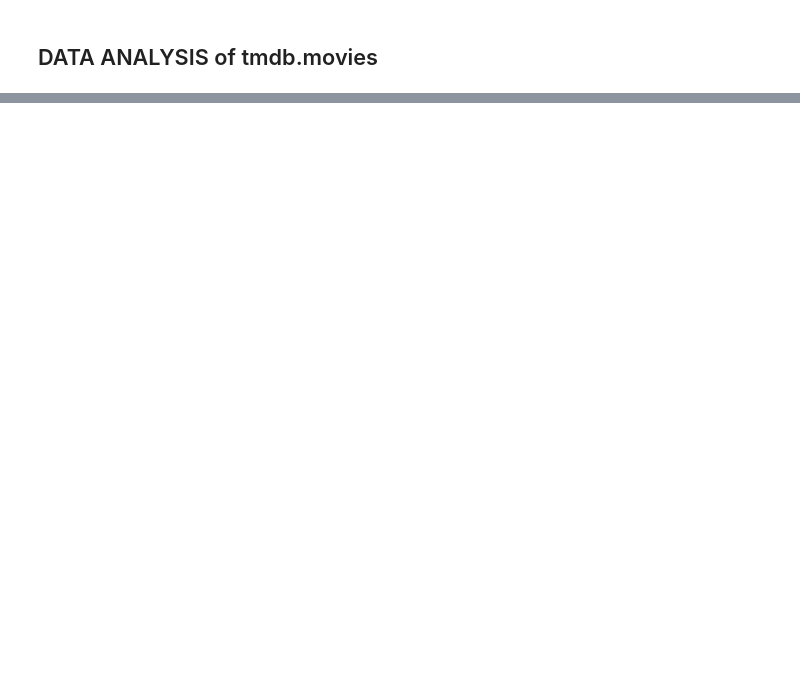
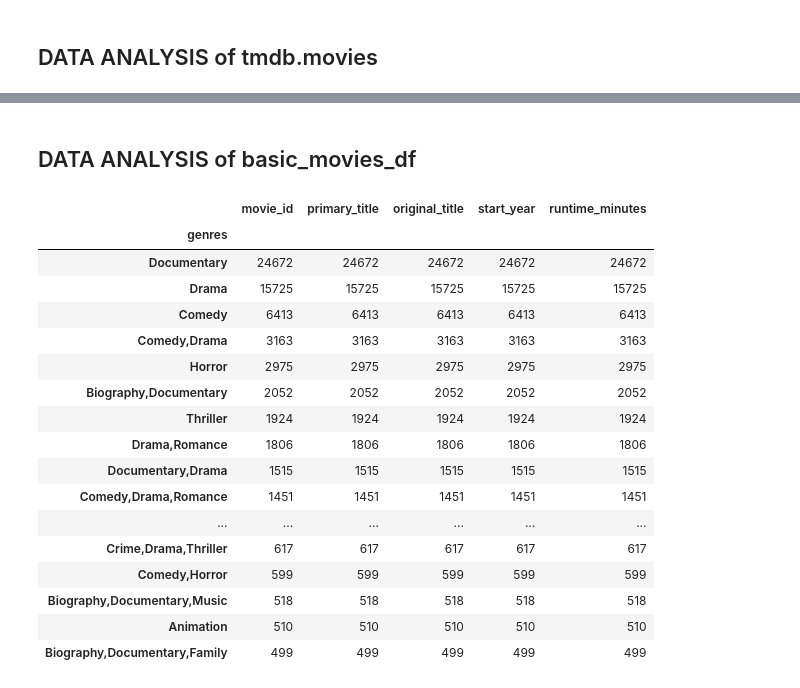
Before and after one commit to K1nyash/Phase_1-Project-Movie_Analysis, a Jupyter notebook: Movie_Project.ipynb, the cells around one changed output, grey strips where cells are left out. Drawn from its saved outputs; the diff is of its cells as text; code cells hidden in the pictures; blank space fills up the shorter version.

```diff
--- a/Movie_Project.ipynb
+++ b/Movie_Project.ipynb
@@ -1368,0 +1335,27 @@ ax.figure.savefig('Genre Popularity.png');
+# %% [markdown]
+## DATA ANALYSIS of basic_movies_df
+# %%
+# grouping data based on genres
+
+movie_b_analysis = movie_basics.groupby('genres').count().nlargest(30, 'movie_id')
+
+movie_b_analysis
+# %% [output]
+|  | movie_id | primary_title | original_title | start_year | runtime_minutes |
+| genres |  |  |  |  |  |
+| Documentary | 24672 | 24672 | 24672 | 24672 | 24672 |
+| Drama | 15725 | 15725 | 15725 | 15725 | 15725 |
+| Comedy | 6413 | 6413 | 6413 | 6413 | 6413 |
+| Comedy,Drama | 3163 | 3163 | 3163 | 3163 | 3163 |
+| Horror | 2975 | 2975 | 2975 | 2975 | 2975 |
+| Biography,Documentary | 2052 | 2052 | 2052 | 2052 | 2052 |
+| Thriller | 1924 | 1924 | 1924 | 1924 | 1924 |
+| Drama,Romance | 1806 | 1806 | 1806 | 1806 | 1806 |
+| Documentary,Drama | 1515 | 1515 | 1515 | 1515 | 1515 |
+| Comedy,Drama,Romance | 1451 | 1451 | 1451 | 1451 | 1451 |
+| ... | ... | ... | ... | ... | ... |
+| Crime,Drama,Thriller | 617 | 617 | 617 | 617 | 617 |
+| Comedy,Horror | 599 | 599 | 599 | 599 | 599 |
+| Biography,Documentary,Music | 518 | 518 | 518 | 518 | 518 |
+| Animation | 510 | 510 | 510 | 510 | 510 |
+| Biography,Documentary,Family | 499 | 499 | 499 | 499 | 499 |
```
Also changed, not shown: parts of 38 cells of this notebook, 1 other file.
